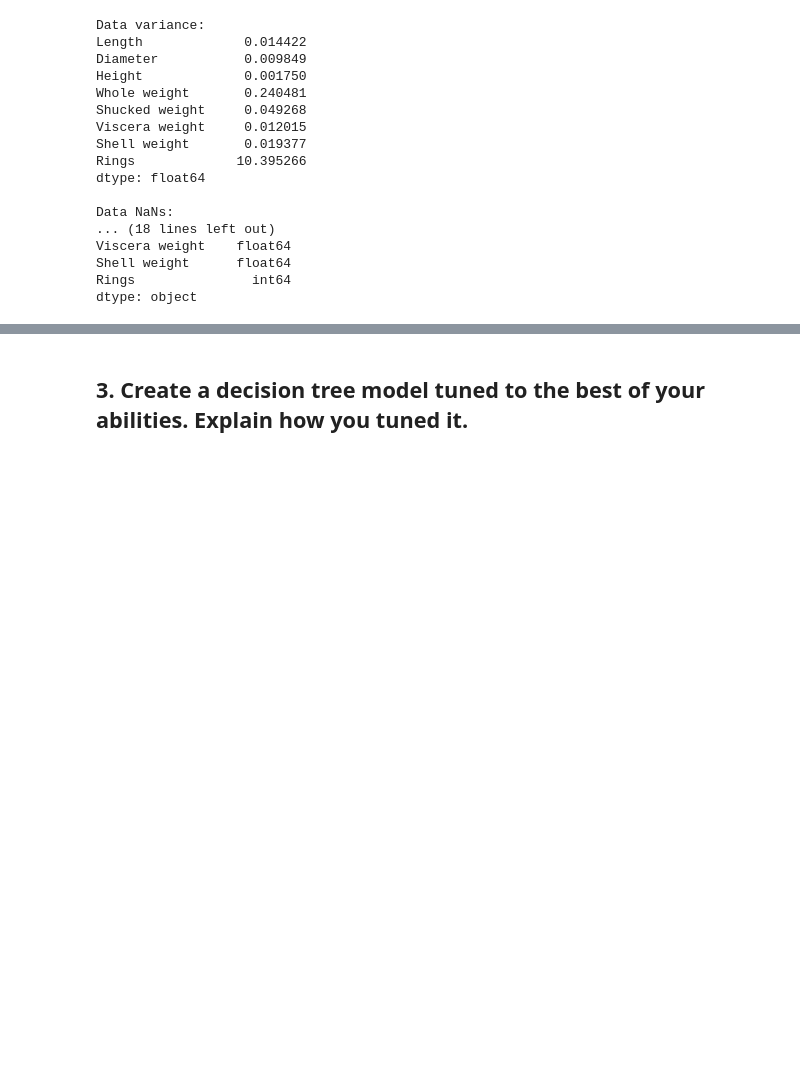
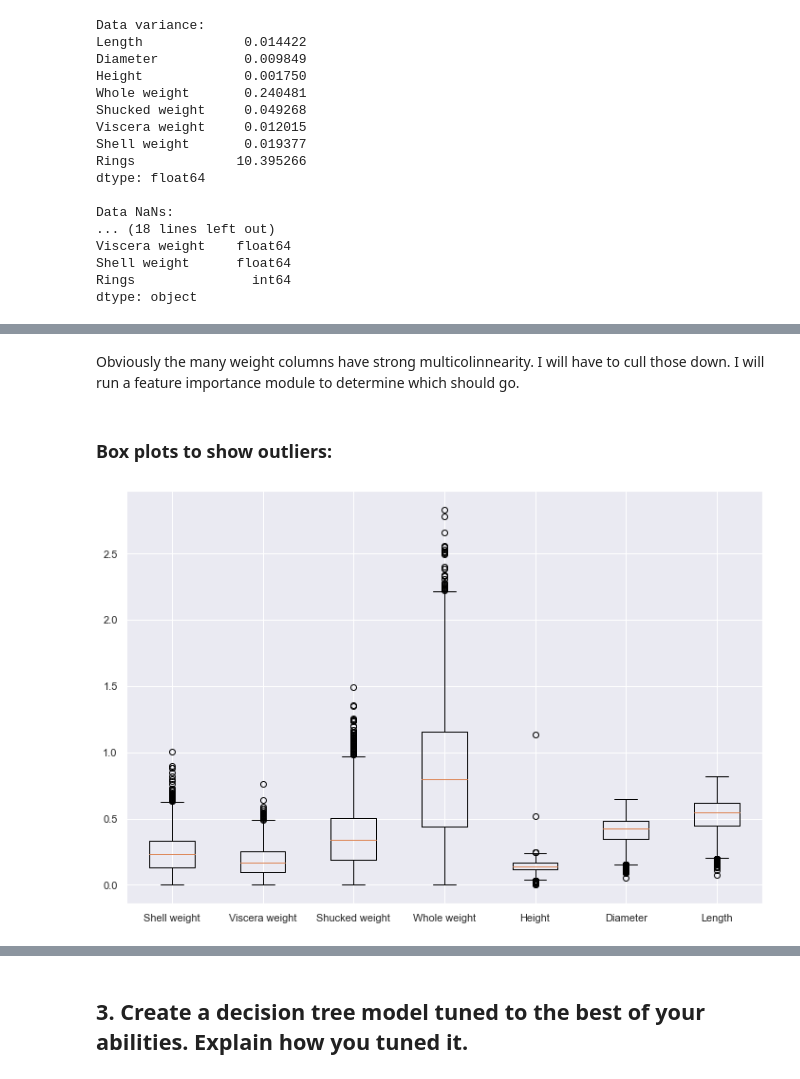
Before and after one commit to N-J-Miller/Week_17, a Jupyter notebook: Week_17_Homework.ipynb, the cells around one changed output, grey strips where cells are left out. Cells and saved outputs as stored; diff of their text form; code cells hidden in the pictures; blank space fills up the shorter version.

```diff
--- a/Week_17_Homework.ipynb
+++ b/Week_17_Homework.ipynb
@@ -191,0 +196,9 @@ Obviously the many weight columns have strong multicolinnearity. I will have to
+# %% [markdown]
+Obviously the many weight columns have strong multicolinnearity. I will have to cull those down. I will run a feature importance module to determine which should go.
+# %% [markdown]
+### Box plots to show outliers:
+# %%
+plt.boxplot([abalone['Shell weight'],abalone['Viscera weight'],abalone['Shucked weight'],abalone['Whole weight'],abalone['Height'],abalone['Diameter'],abalone['Length']],labels=['Shell weight', 'Viscera weight','Shucked weight', 'Whole weight', 'Height', 'Diameter', 'Length'])
+plt.show()
+# %% [output]
+[figure, added]
```
Also changed, not shown: parts of 45 cells of this notebook.
